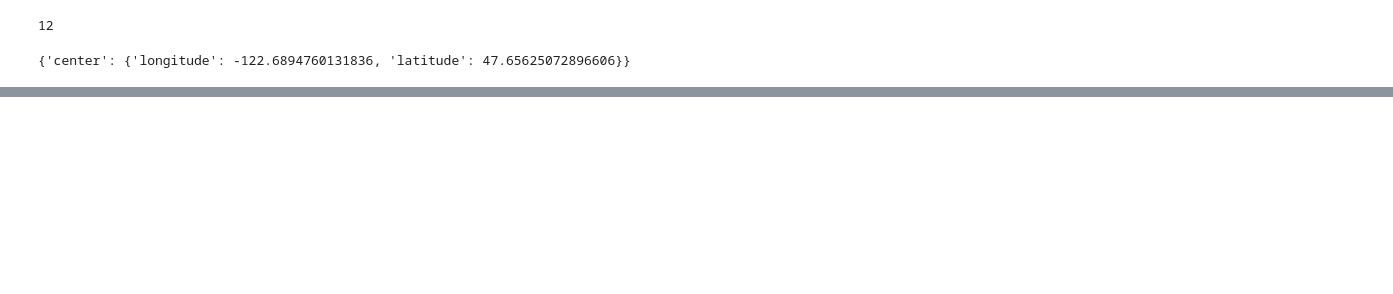
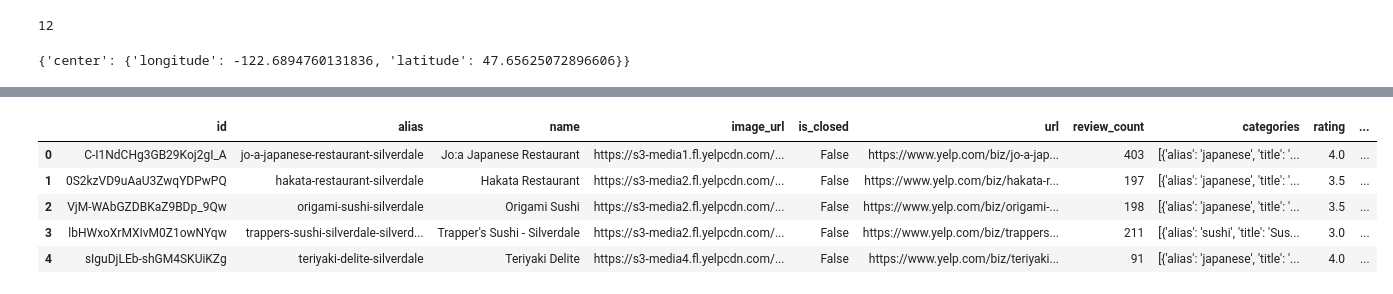
Before and after one commit to victoriawhite17/Yelp-API, a Jupyter notebook: YELP-API.ipynb, the cells around one changed output, grey strips where cells are left out. Cells and saved outputs as stored; diff of their text form; code cells hidden in the pictures; blank space fills up the shorter version.

```diff
--- a/YELP-API.ipynb
+++ b/YELP-API.ipynb
@@ -140,0 +157,12 @@ df
+# %%
+df = pd.concat([df,
+               df['coordinates'].apply(pd.Series)], axis = 1)
+df = df.drop(columns=['coordinates'])
+df.head()
+# %% [output]
+|  | id | alias | name | image_url | is_closed | url | review_count | categories | rating | ... |
+| 0 | C-I1NdCHg3GB29Koj2gI_A | jo-a-japanese-restaurant-silverdale | Jo:a Japanese Restaurant | https://s3-media1.fl.yelpcdn.com/... | False | https://www.yelp.com/biz/jo-a-jap... | 403 | [{'alias': 'japanese', 'title': '... | 4.0 | ... |
+| 1 | 0S2kzVD9uAaU3ZwqYDPwPQ | hakata-restaurant-silverdale | Hakata Restaurant | https://s3-media2.fl.yelpcdn.com/... | False | https://www.yelp.com/biz/hakata-r... | 197 | [{'alias': 'japanese', 'title': '... | 3.5 | ... |
+| 2 | VjM-WAbGZDBKaZ9BDp_9Qw | origami-sushi-silverdale | Origami Sushi | https://s3-media2.fl.yelpcdn.com/... | False | https://www.yelp.com/biz/origami-... | 198 | [{'alias': 'japanese', 'title': '... | 3.5 | ... |
+| 3 | lbHWxoXrMXIvM0Z1owNYqw | trappers-sushi-silverdale-silverd... | Trapper's Sushi - Silverdale | https://s3-media2.fl.yelpcdn.com/... | False | https://www.yelp.com/biz/trappers... | 211 | [{'alias': 'sushi', 'title': 'Sus... | 3.0 | ... |
+| 4 | sIguDjLEb-shGM4SKUiKZg | teriyaki-delite-silverdale | Teriyaki Delite | https://s3-media4.fl.yelpcdn.com/... | False | https://www.yelp.com/biz/teriyaki... | 91 | [{'alias': 'japanese', 'title': '... | 4.0 | ... |
```
Also changed, not shown: parts of 3 cells of this notebook.
